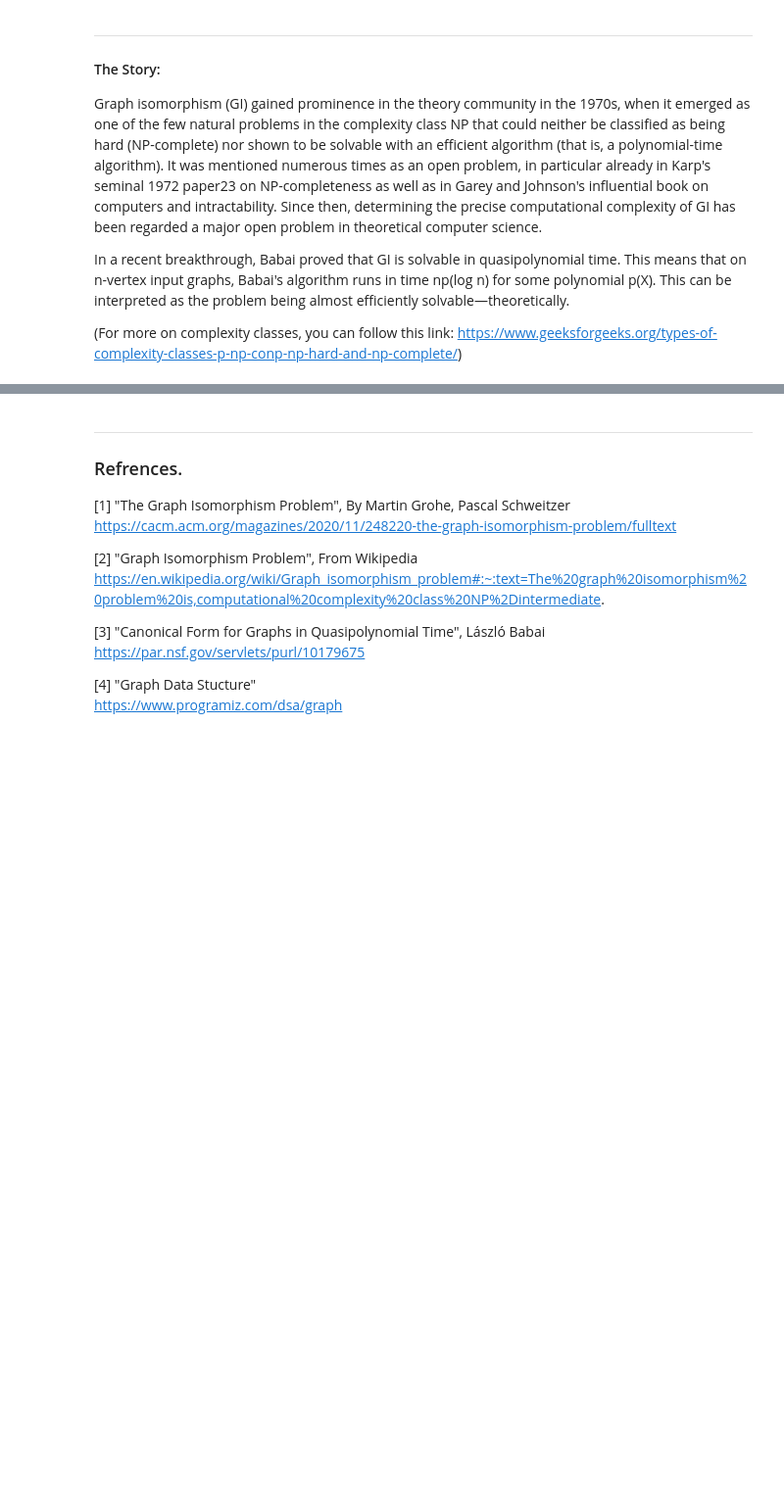
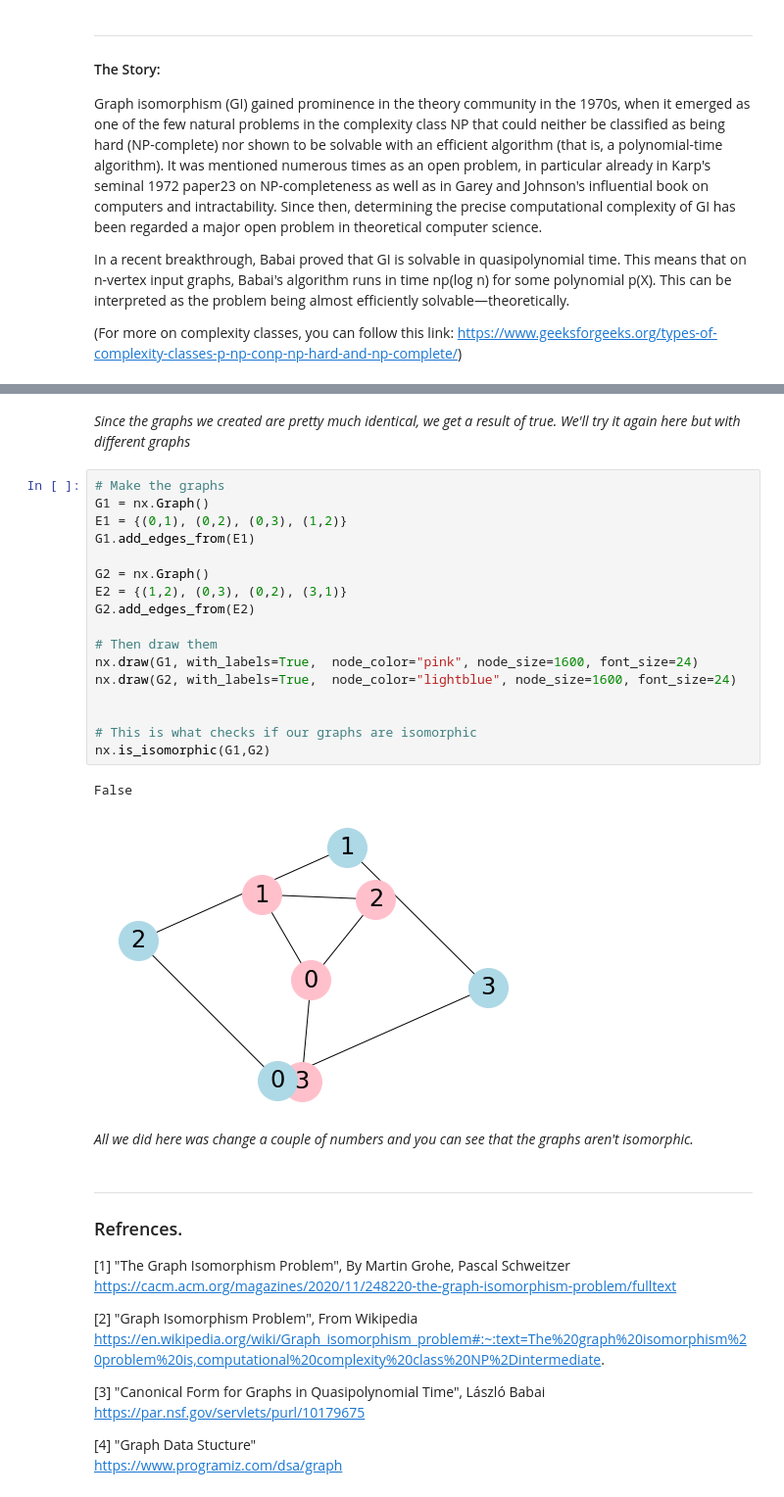
Before and after one commit to NatanTrosmanGMIT/GraphTheory, a Jupyter notebook: Graph Isomorphism Problem Notebook .ipynb, the cells around one changed output, grey strips where cells are left out. Shown at 98% size. Drawn from its saved outputs; the diff is of its cells as text; blank space fills up the shorter version.

```diff
--- a/Graph Isomorphism Problem Notebook .ipynb
+++ b/Graph Isomorphism Problem Notebook .ipynb
@@ -72,3 +79,28 @@ array([[0, 1, 1, 1],
+# %% [markdown]
+*Since the graphs we created are pretty much identical, we get a result of true.
+We'll try it again here but with different graphs*
+# %%
+# Make the graphs
+G1 = nx.Graph()
+E1 = {(0,1), (0,2), (0,3), (1,2)}
+G1.add_edges_from(E1)
+
+G2 = nx.Graph()
+E2 = {(1,2), (0,3), (0,2), (3,1)}
+G2.add_edges_from(E2)
+
+# Then draw them
+nx.draw(G1, with_labels=True,  node_color="pink", node_size=1600, font_size=24)
+nx.draw(G2, with_labels=True,  node_color="lightblue", node_size=1600, font_size=24)
+
+
+# This is what checks if our graphs are isomorphic
+nx.is_isomorphic(G1,G2)
+# %% [output]
+False
+[figure, added]
+# %% [markdown]
+*All we did here was change a couple of numbers and you can see that the graphs aren't isomorphic.*
 # %% [markdown]
 ***
 ### Refrences.
```
Also changed, not shown: parts of 3 cells of this notebook.
